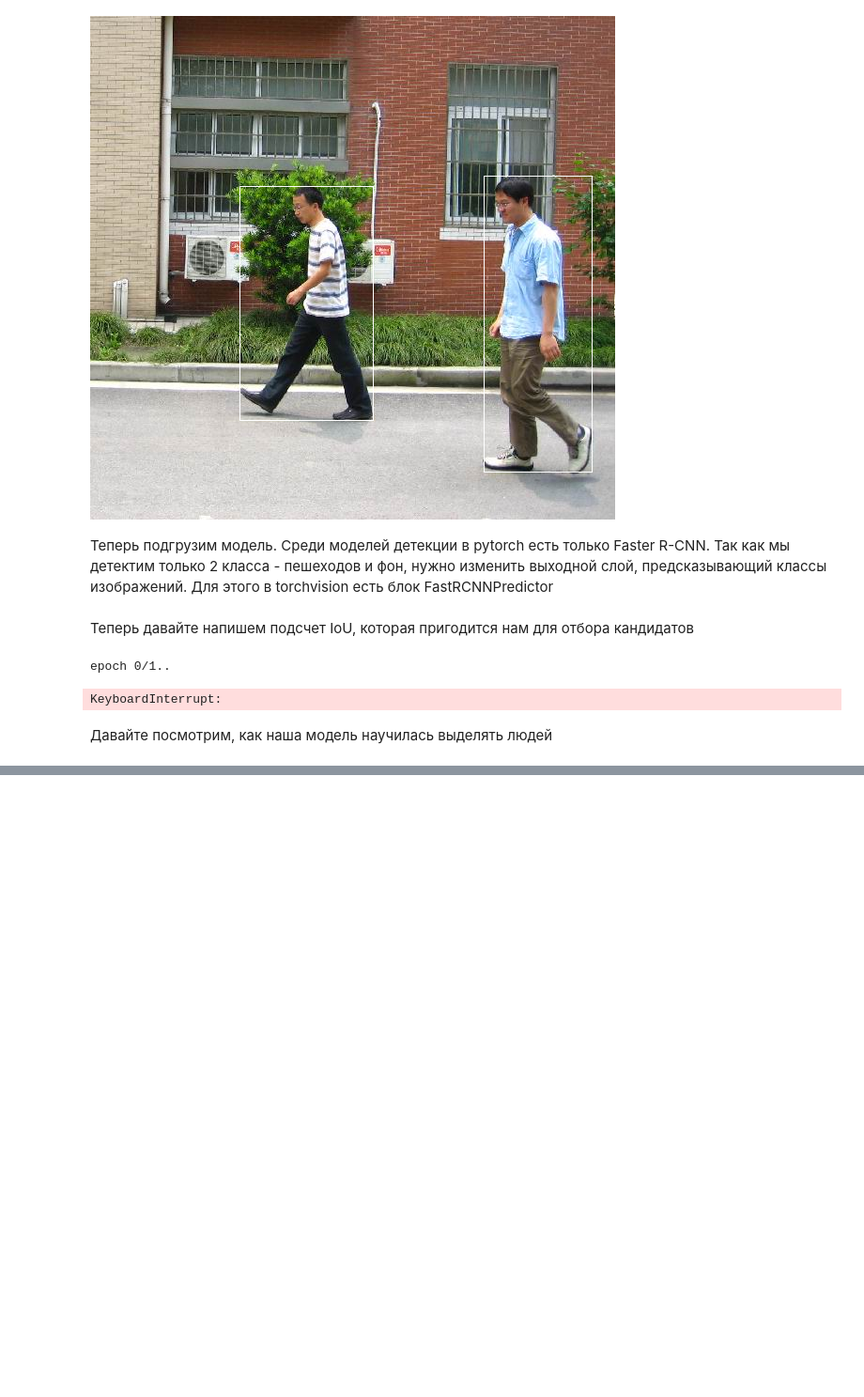
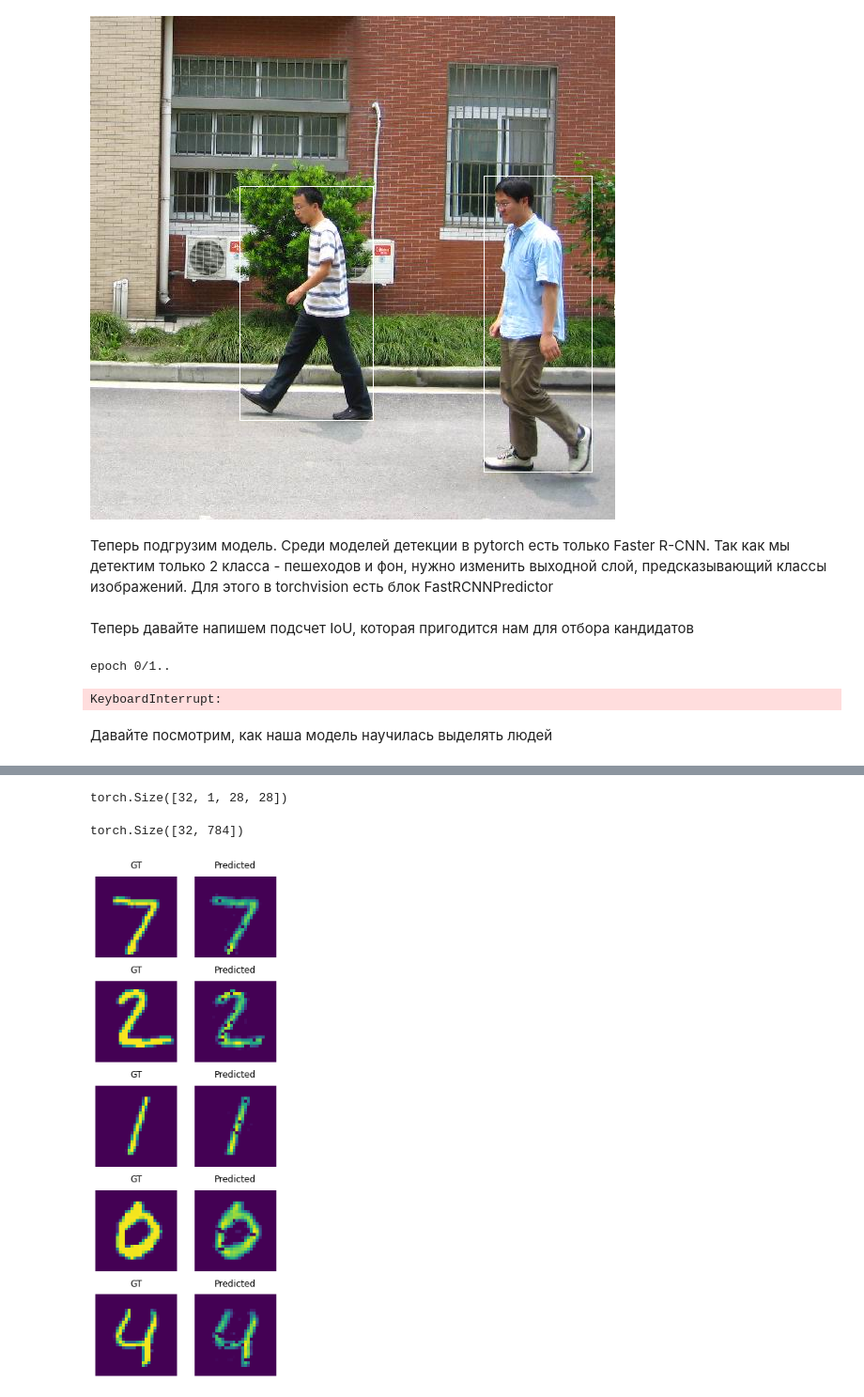
Before and after one commit to Danyache/minor2020-iad6-autumn, a Jupyter notebook: sem07/sem_07.ipynb, the cells around one changed output, grey strips where cells are left out. Shown at 94% size. Cells and saved outputs as stored; diff of their text form; code cells hidden in the pictures; blank space fills up the shorter version.

```diff
--- a/sem07/sem_07.ipynb
+++ b/sem07/sem_07.ipynb
@@ -294,0 +331,18 @@ image
+# %%
+transform = torchvision.transforms.Compose([torchvision.transforms.ToTensor()])
+
+train_dataset = torchvision.datasets.MNIST(
+    root="~/torch_datasets", train=True, transform=transform, download=True
+)
+
+test_dataset = torchvision.datasets.MNIST(
+    root="~/torch_datasets", train=False, transform=transform, download=True
+)
+
+train_loader = torch.utils.data.DataLoader(
+    train_dataset, batch_size=128, shuffle=True, num_workers=4, pin_memory=True
+)
+
+test_loader = torch.utils.data.DataLoader(
+    test_dataset, batch_size=32, shuffle=False, num_workers=4
+)
@@ -294,0 +361,2 @@ image
+# %%
+epochs = 10
@@ -294,0 +406,28 @@ image
+# %%
+for gt_batch, _ in test_loader:
+    break
+# %%
+gt_batch.shape
+# %% [output]
+torch.Size([32, 1, 28, 28])
+# %%
+pred_batch = model(gt_batch.view(-1, 784).to(device))
+# %%
+pred_batch.shape
+# %% [output]
+torch.Size([32, 784])
+# %%
+fig, axs = plt.subplots(nrows=5, ncols=2, figsize=(4, 10),)
+
+for i, ax in enumerate(axs):
+    ax[0].matshow(gt_batch[i][0], cmap='viridis')
+    ax[1].matshow(pred_batch[i].view((28,28)).cpu().detach().numpy(), cmap='viridis')
+
+    ax[0].set_title(f'GT')
+    ax[0].axis('off')
+    ax[1].set_title(f'Predicted')
+    ax[1].axis('off')
+
+plt.tight_layout()
+# %% [output]
+[figure, added]
```
Also changed, not shown: parts of 6 cells of this notebook.
